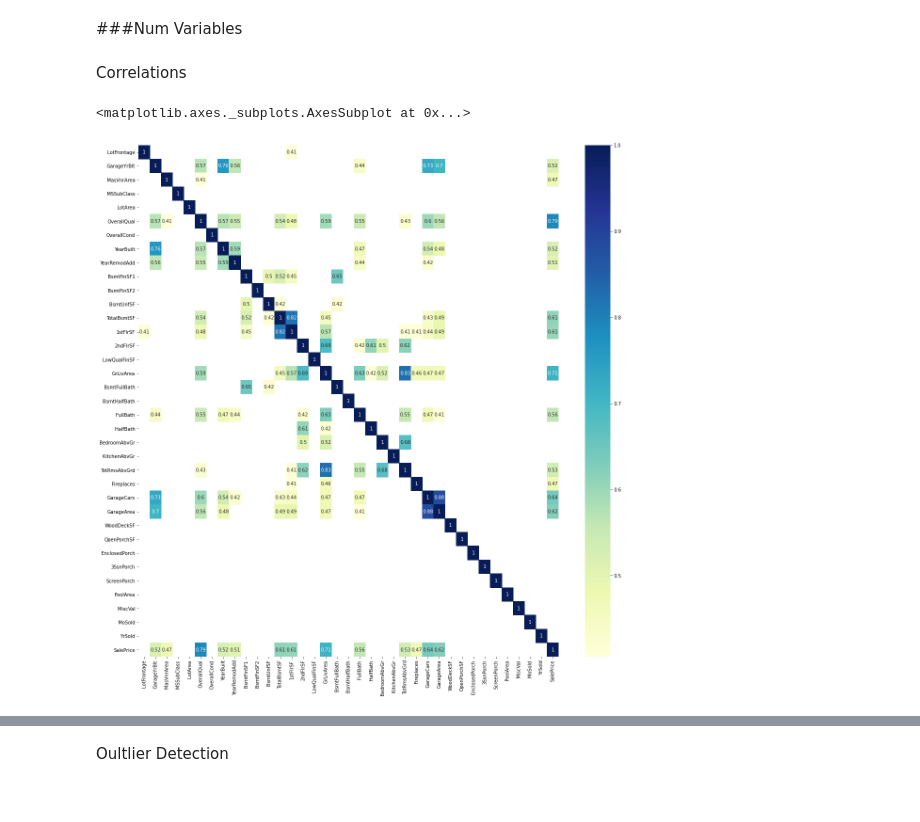
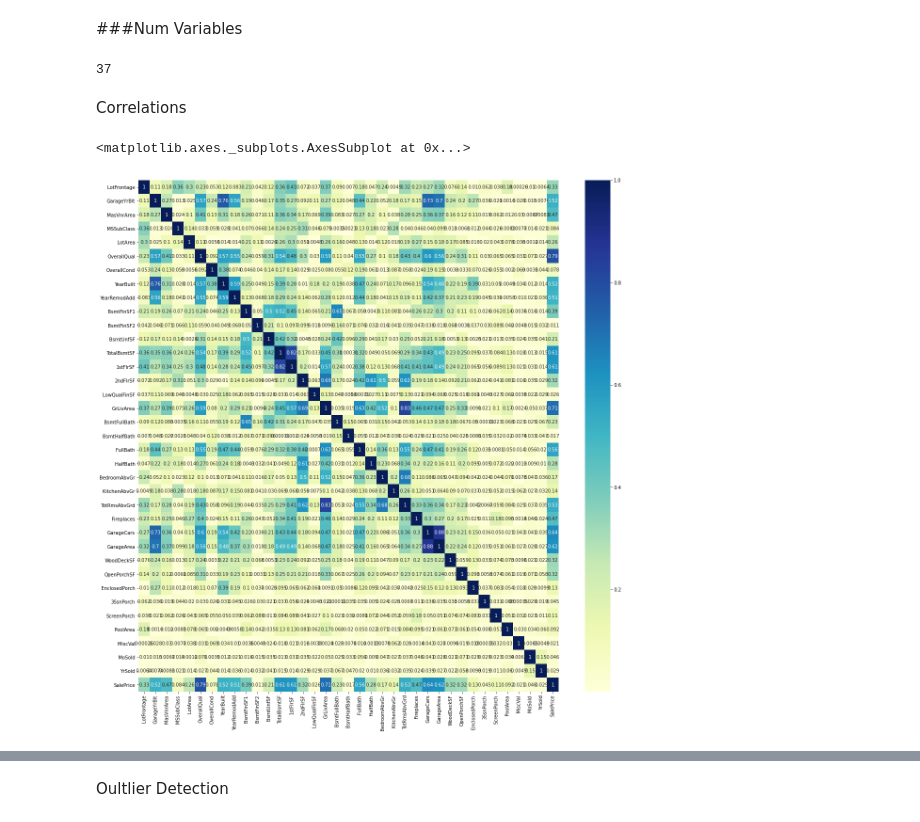
Before and after one commit to tharindatj/Kaggle_competitions, a Jupyter notebook: kaggle_house_prices.ipynb, the cells around one changed output, grey strips where cells are left out. Cells and saved outputs as stored; diff of their text form; code cells hidden in the pictures.

```diff
--- a/kaggle_house_prices.ipynb
+++ b/kaggle_house_prices.ipynb
@@ -176,16 +173,20 @@ memory usage: 963.9+ KB
 ##Data Exploration
 # %% [markdown]
 ###Num Variables
+# %%
+len(df.select_dtypes(include='number').columns)
+# %% [output]
+37
 # %% [markdown]
 Correlations
 # %%
 import seaborn as sns
 plt.figure(figsize=(20,20))
 corr_matrix=df_fill.corr().abs()
-sns.heatmap(corr_matrix[corr_matrix>=0.4], cmap='YlGnBu' , annot=True)
+sns.heatmap(corr_matrix, cmap='YlGnBu' , annot=True)
 # %% [output]
 <matplotlib.axes._subplots.AxesSubplot at 0x...>
-[figure, old version]
+[figure, new version]
 # %%
 #observations
 
```
Also changed, not shown: parts of 136 cells of this notebook.
